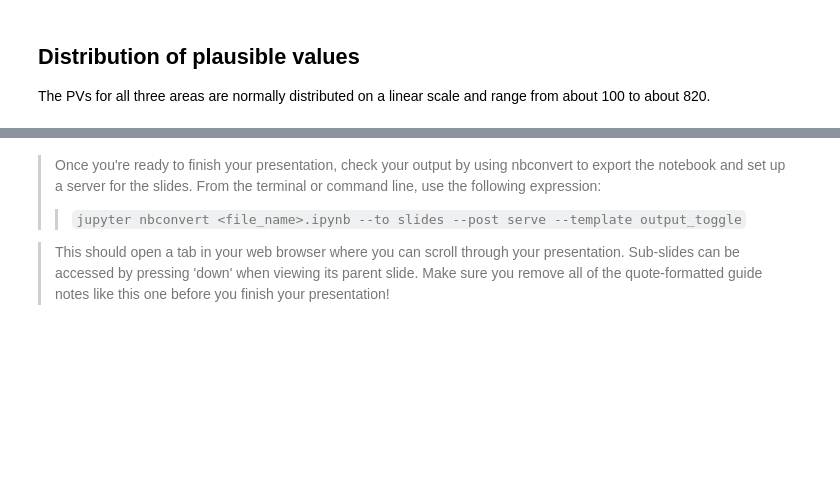
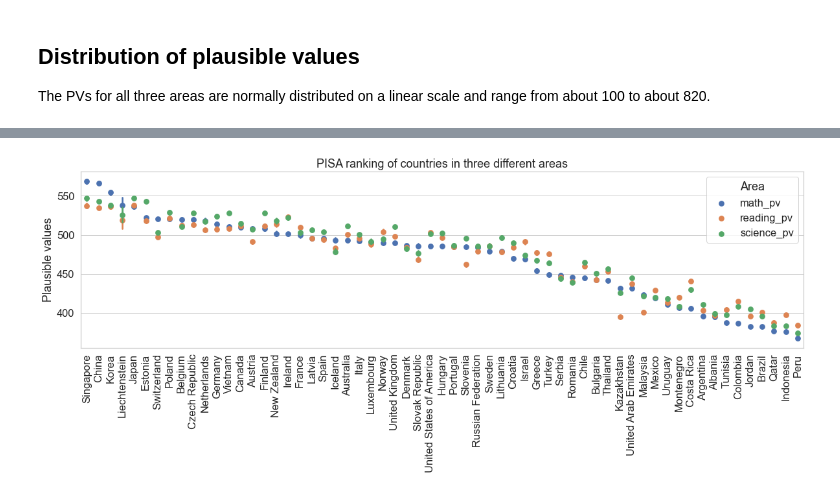
Before and after one commit to zoraaroz/PISA-data-visualisation, a Jupyter notebook: presentation.ipynb, the cells around one changed output, grey strips where cells are left out. Drawn from its saved outputs; the diff is of its cells as text; code cells hidden in the pictures; blank space fills up the shorter version.

Commit message:
code: Finalise presentation

```diff
--- a/presentation.ipynb
+++ b/presentation.ipynb
@@ -84,18 +98,16 @@ plt.xticks(np.arange(.5,16.5), ['PV maths','PV reading','PV science','Relative g
 # %%
 # plot all three areas by country in one figure
 # order countries by math_pv
 country_order = pisa_explore.groupby('country').mean().math_pv.sort_values(axis = 0, ascending = False).index
 # plot
 plt.figure(figsize = [20, 5]);
+sb.set(font_scale = 1.5);
+sb.set_style("whitegrid");
 sb.pointplot(data = pisa_long, x = 'country', y = 'pv', hue = 'area', linestyles = '', order = country_order)
 plt.xticks(rotation = 90);
+plt.title('PISA ranking of countries in three different areas')
+plt.xlabel('');
+plt.ylabel('Plausible values');
+plt.legend(title = 'Area');
+# %% [output]
+[figure, added]
-# %% [markdown]
-> Once you're ready to finish your presentation, check your output by using
-nbconvert to export the notebook and set up a server for the slides. From the
-terminal or command line, use the following expression:
-> > `jupyter nbconvert <file_name>.ipynb --to slides --post serve --template output_toggle`
-
-> This should open a tab in your web browser where you can scroll through your
-presentation. Sub-slides can be accessed by pressing 'down' when viewing its parent
-slide. Make sure you remove all of the quote-formatted guide notes like this one
-before you finish your presentation!
```
Also changed, not shown: parts of 12 cells of this notebook, 1 other file.
